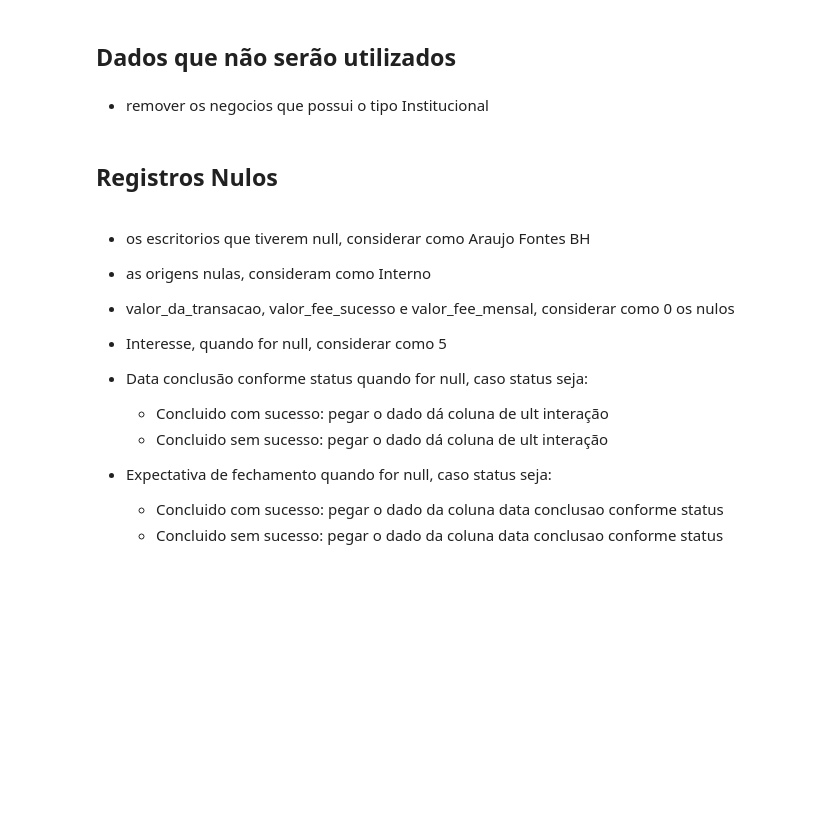
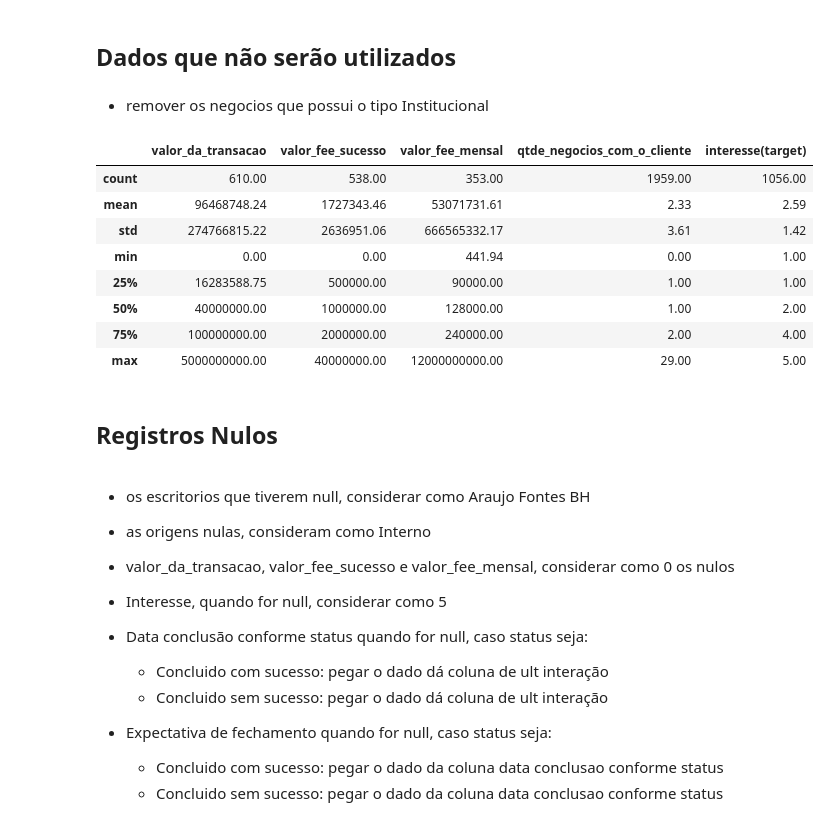
Before and after one commit to MelksonF/ProjetoIntegrado_CDBG_PUC, a Jupyter notebook: Script_Projeto_Integrado.ipynb, the cells around one changed output. Cells and saved outputs as stored; diff of their text form; code cells hidden in the pictures; blank space fills up the shorter version.

```diff
--- a/Script_Projeto_Integrado.ipynb
+++ b/Script_Projeto_Integrado.ipynb
@@ -139,6 +139,18 @@ dtype: int64
 - remover os negocios que possui o tipo Institucional
 # %%
 df_base.drop(df_base.loc[df_base['tipo']=='Institucional'].index, inplace=True)
+# %%
+df_base.describe()
+# %% [output]
+|  | valor_da_transacao | valor_fee_sucesso | valor_fee_mensal | qtde_negocios_com_o_cliente | interesse(target) |
+| count | 610.00 | 538.00 | 353.00 | 1959.00 | 1056.00 |
+| mean | 96468748.24 | 1727343.46 | 53071731.61 | 2.33 | 2.59 |
+| std | 274766815.22 | 2636951.06 | 666565332.17 | 3.61 | 1.42 |
+| min | 0.00 | 0.00 | 441.94 | 0.00 | 1.00 |
+| 25% | 16283588.75 | 500000.00 | 90000.00 | 1.00 | 1.00 |
+| 50% | 40000000.00 | 1000000.00 | 128000.00 | 1.00 | 2.00 |
+| 75% | 100000000.00 | 2000000.00 | 240000.00 | 2.00 | 4.00 |
+| max | 5000000000.00 | 40000000.00 | 12000000000.00 | 29.00 | 5.00 |
 # %% [markdown]
 ## Registros Nulos
 # %% [markdown]
```
Also changed, not shown: parts of 1 cell of this notebook.
